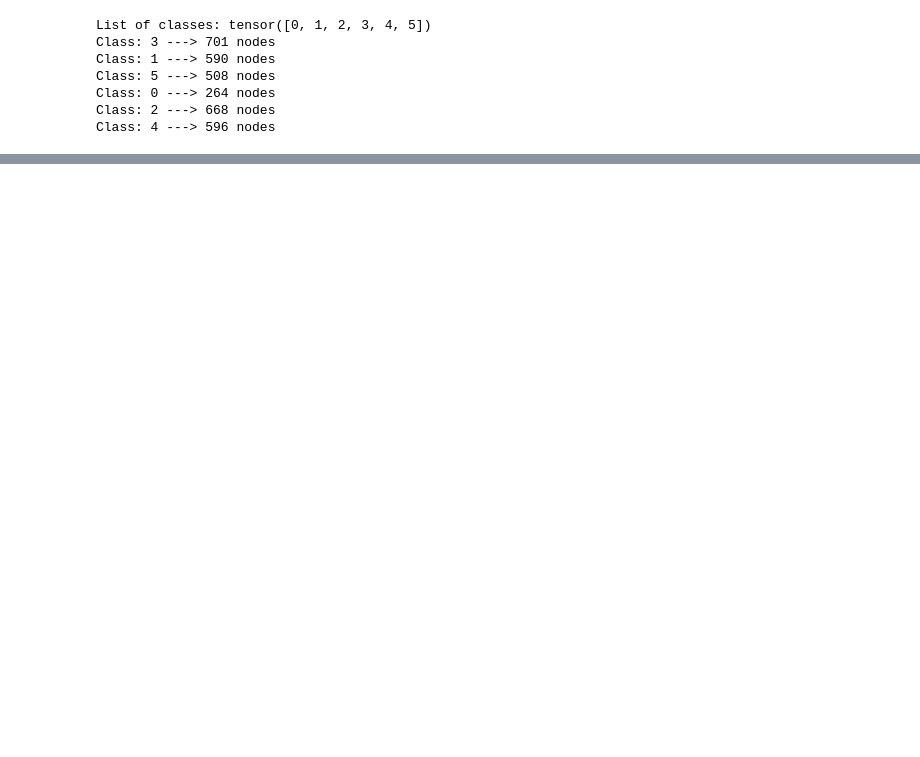
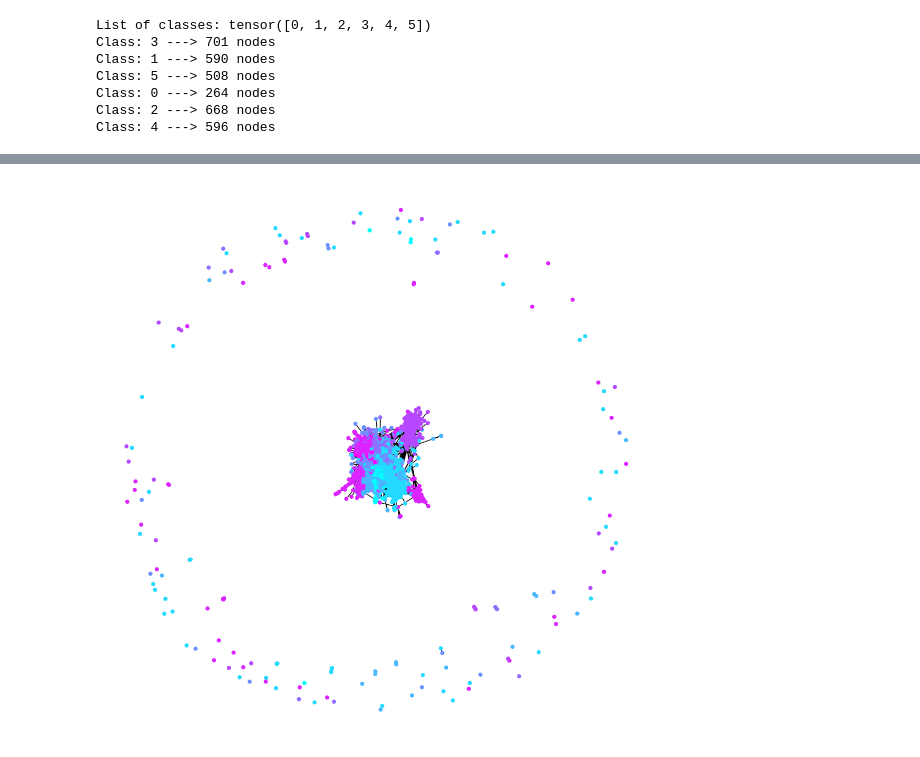
Before and after one commit to Prerna0025/Diffusion-model-with-GNN, a Jupyter notebook: graph_dataset.ipynb, the cells around one changed output, grey strips where cells are left out. Saved outputs shown, nothing was run; the diff lists cells and outputs as text; code cells hidden in the pictures; blank space fills up the shorter version.

```diff
--- a/graph_dataset.ipynb
+++ b/graph_dataset.ipynb
@@ -91,0 +139,12 @@ Class: 4 ---> 596 nodes
+# %%
+plt.figure(figsize=(10,10))
+nx.draw(
+    graph,
+    node_color=data.y,
+    cmap='cool',
+    node_size=20,
+    with_labels = False
+)
+plt.show()
+# %% [output]
+[figure, added]
```
Also changed, not shown: parts of 12 cells of this notebook.
